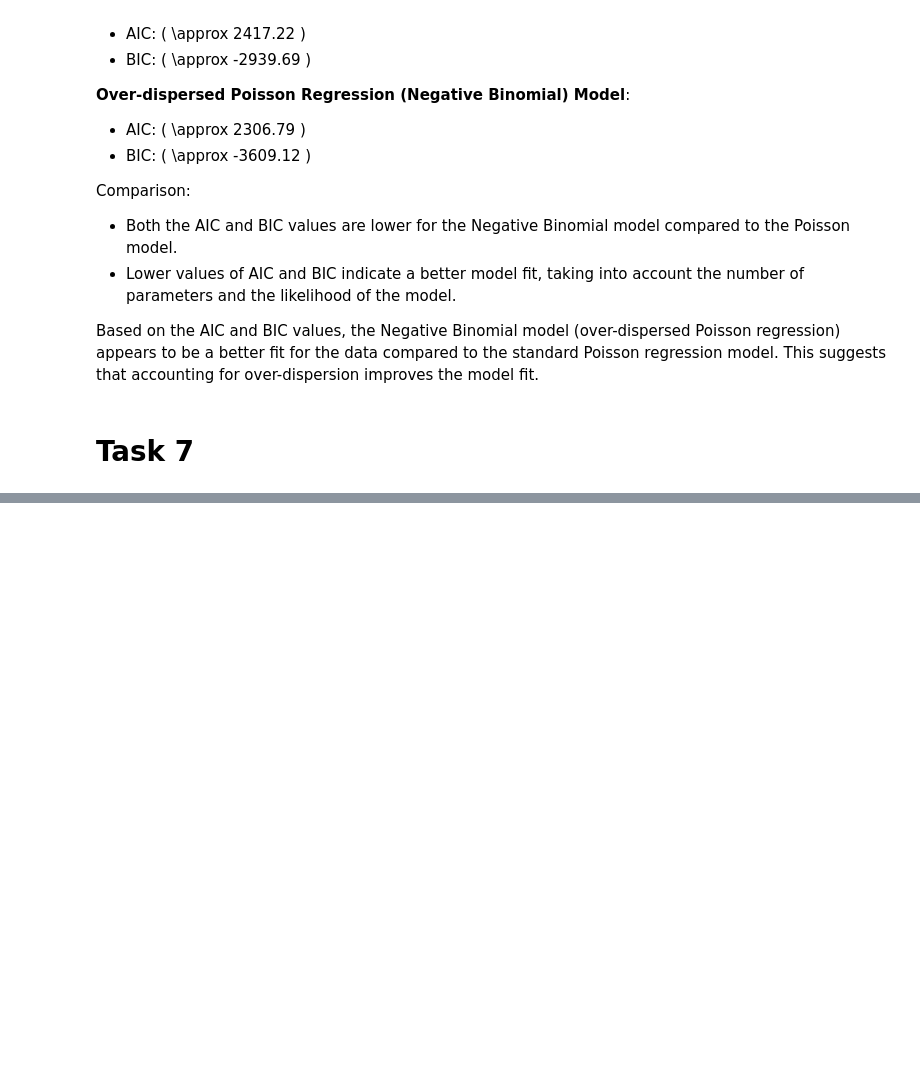
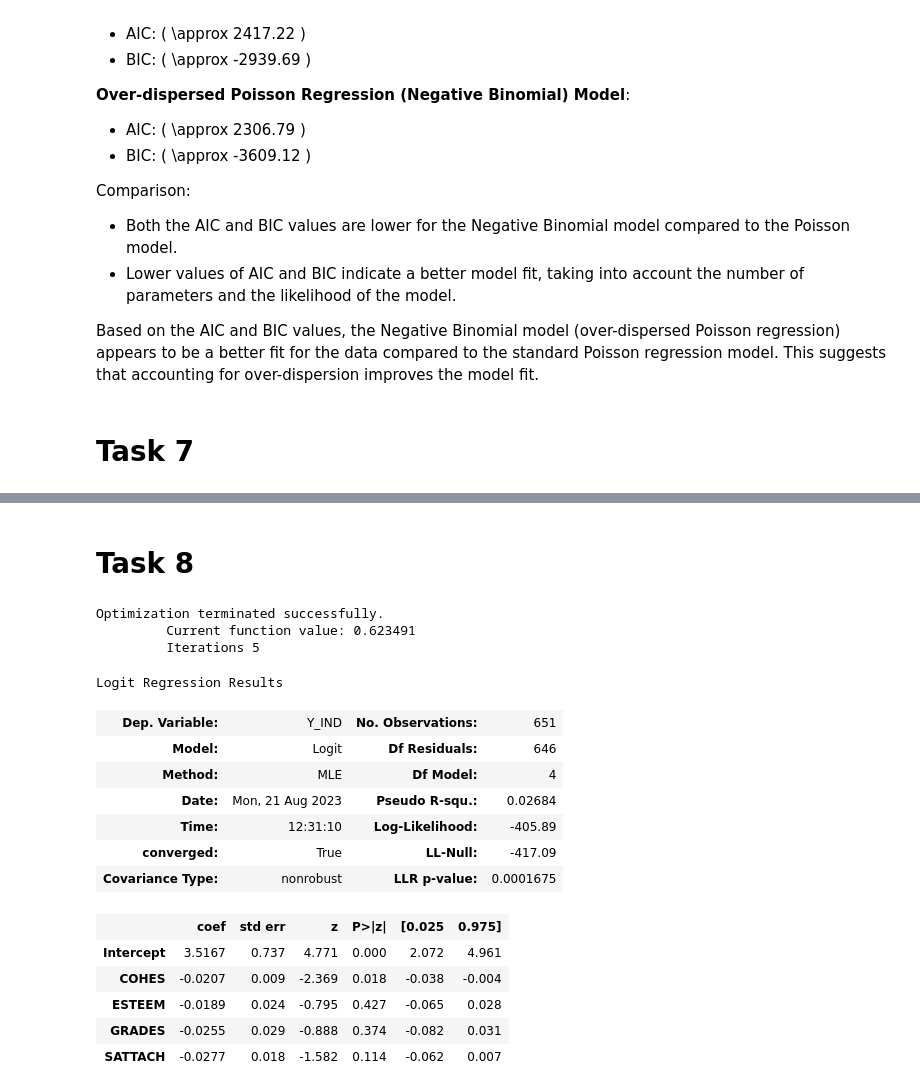
Before and after one commit to MichaelRocchio/msds_410, a Jupyter notebook: Assignment_9/rocchio_assign9.ipynb, the cells around one changed output, grey strips where cells are left out. Drawn from its saved outputs; the diff is of its cells as text; code cells hidden in the pictures; blank space fills up the shorter version.

```diff
--- a/Assignment_9/rocchio_assign9.ipynb
+++ b/Assignment_9/rocchio_assign9.ipynb
@@ -464,0 +482,24 @@ Based on the AIC and BIC values, the Negative Binomial model (over-dispersed Poi
+# %% [markdown]
+# Task 8
+# %%
+data['Y_IND'] = (data['STRESS'] > 0).astype(int)
+logistic_model = smf.logit(formula="Y_IND ~ COHES + ESTEEM + GRADES + SATTACH", data=data).fit()
+logistic_model.summary()
+# %% [output]
+Optimization terminated successfully.
+         Current function value: 0.623491
+         Iterations 5
+Logit Regression Results
+| Dep. Variable: | Y_IND | No. Observations: | 651 |
+| Model: | Logit | Df Residuals: | 646 |
+| Method: | MLE | Df Model: | 4 |
+| Date: | Mon, 21 Aug 2023 | Pseudo R-squ.: | 0.02684 |
+| Time: | 12:31:10 | Log-Likelihood: | -405.89 |
+| converged: | True | LL-Null: | -417.09 |
+| Covariance Type: | nonrobust | LLR p-value: | 0.0001675 |
+|  | coef | std err | z | P>|z| | [0.025 | 0.975] |
+| Intercept | 3.5167 | 0.737 | 4.771 | 0.000 | 2.072 | 4.961 |
+| COHES | -0.0207 | 0.009 | -2.369 | 0.018 | -0.038 | -0.004 |
+| ESTEEM | -0.0189 | 0.024 | -0.795 | 0.427 | -0.065 | 0.028 |
+| GRADES | -0.0255 | 0.029 | -0.888 | 0.374 | -0.082 | 0.031 |
+| SATTACH | -0.0277 | 0.018 | -1.582 | 0.114 | -0.062 | 0.007 |
```
Also changed, not shown: parts of 22 cells of this notebook.
